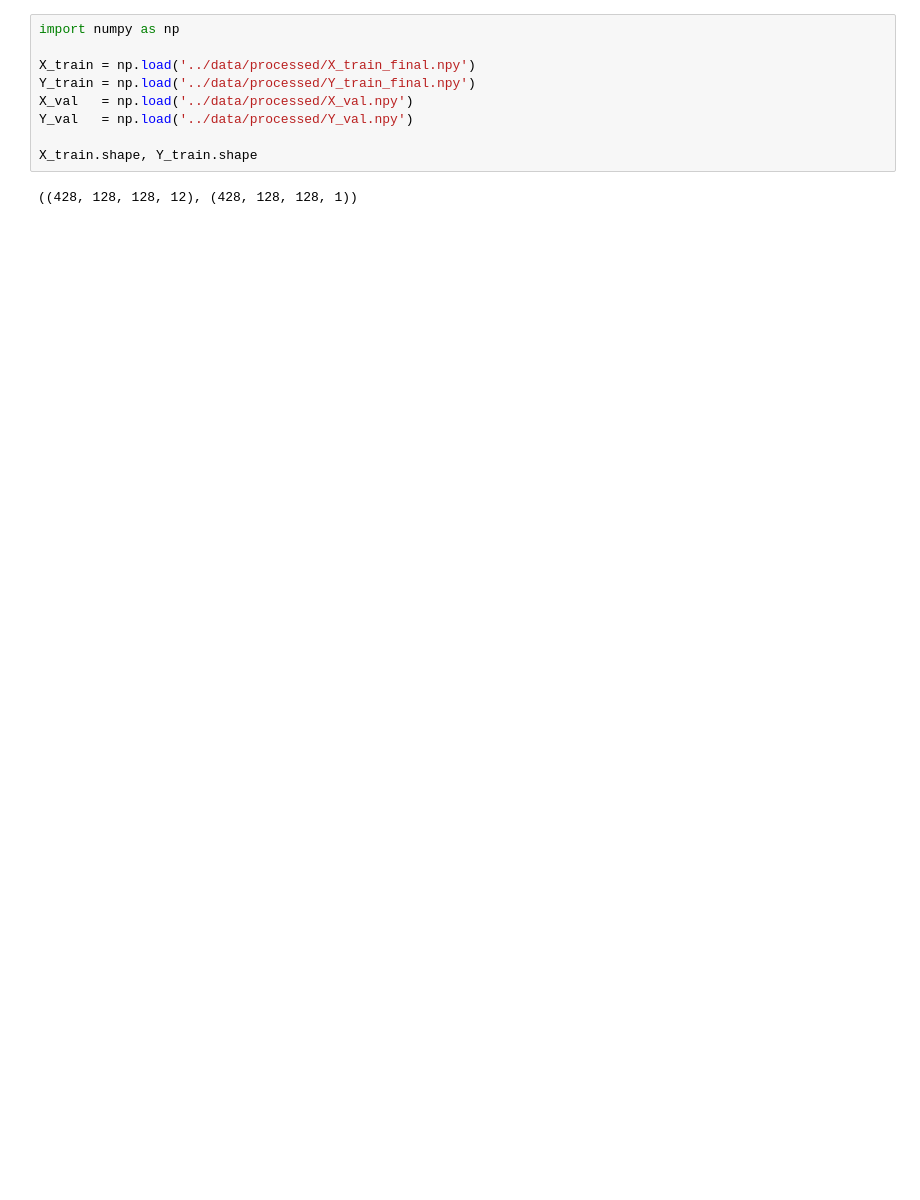
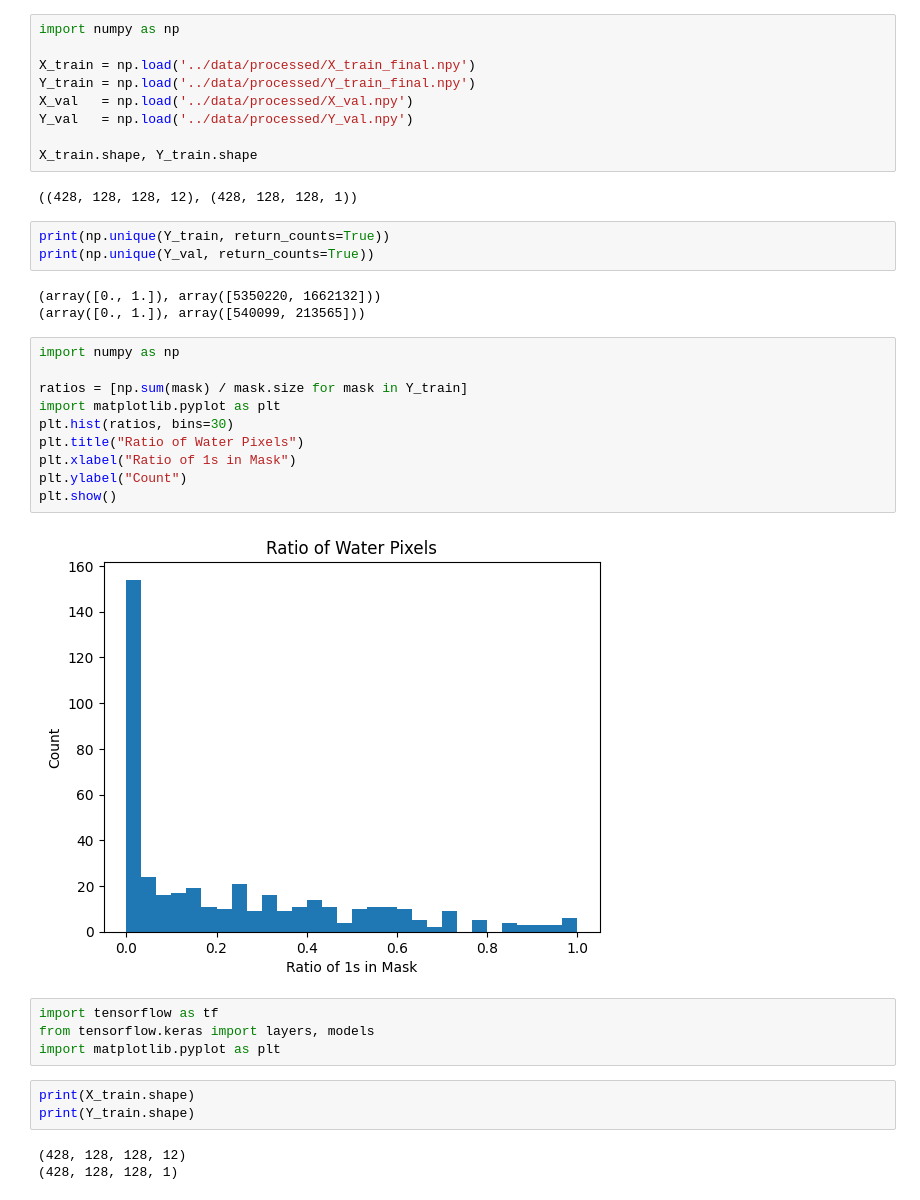
Before and after one commit to Hassan-DS507/Flood-Segmentation-using-Multispectral-Satellite-Data, a Jupyter notebook: notebooks/03_training.ipynb, the cells around one changed output. Saved outputs shown, nothing was run; the diff lists cells and outputs as text; blank space fills up the shorter version.

```diff
--- a/notebooks/03_training.ipynb
+++ b/notebooks/03_training.ipynb
@@ -9,3 +9,31 @@ Y_val   = np.load('../data/processed/Y_val.npy')
 X_train.shape, Y_train.shape
 # %% [output]
 ((428, 128, 128, 12), (428, 128, 128, 1))
+# %%
+print(np.unique(Y_train, return_counts=True))
+print(np.unique(Y_val, return_counts=True))
+# %% [output]
+(array([0., 1.]), array([5350220, 1662132]))
+(array([0., 1.]), array([540099, 213565]))
+# %%
+import numpy as np
+
+ratios = [np.sum(mask) / mask.size for mask in Y_train]
+import matplotlib.pyplot as plt
+plt.hist(ratios, bins=30)
+plt.title("Ratio of Water Pixels")
+plt.xlabel("Ratio of 1s in Mask")
+plt.ylabel("Count")
+plt.show()
+# %% [output]
+[figure, added]
+# %%
+import tensorflow as tf
+from tensorflow.keras import layers, models
+import matplotlib.pyplot as plt
+# %%
+print(X_train.shape)
+print(Y_train.shape)
+# %% [output]
+(428, 128, 128, 12)
+(428, 128, 128, 1)
```
Also changed, not shown: parts of 26 cells of this notebook, 6 other files.
